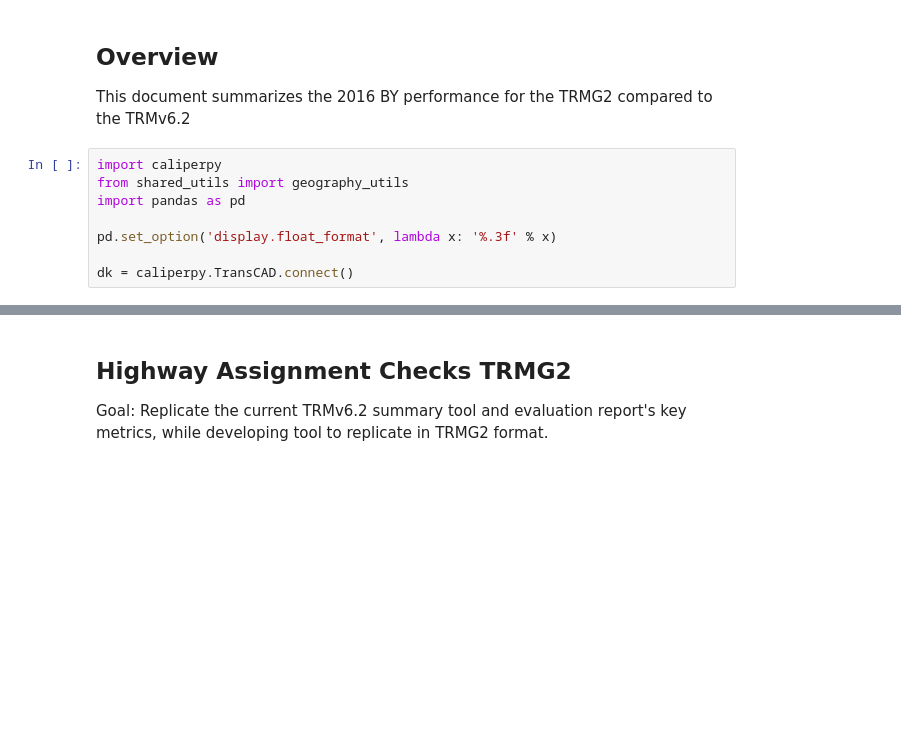
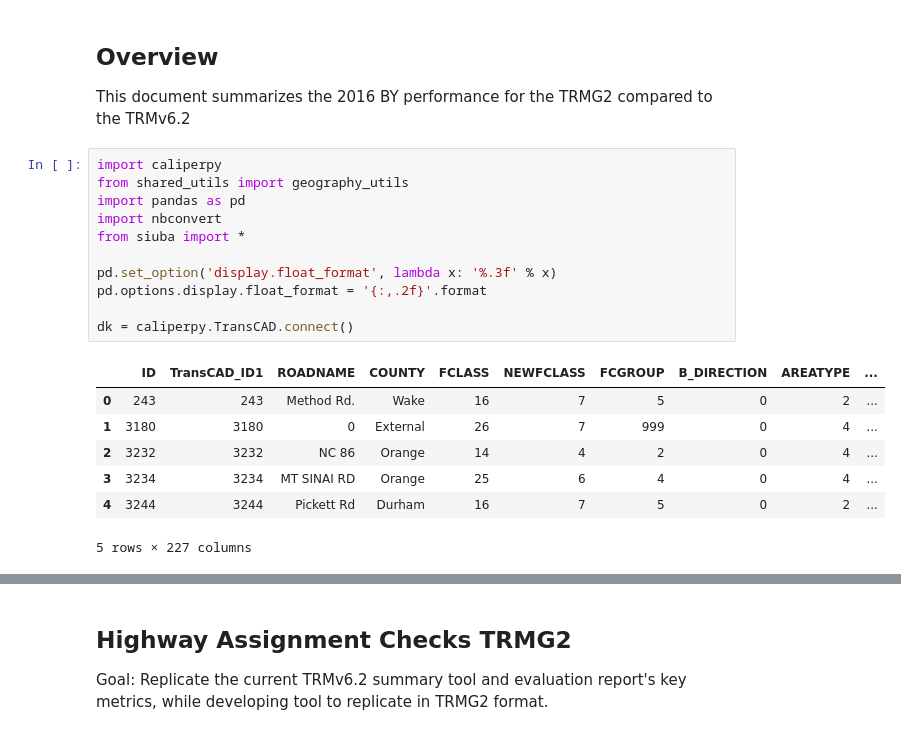
Before and after one commit to JFord-DCHCMPO/TRMG2_Analyses, a Jupyter notebook: TRMG2_2016_TRMv6.2_Compare.ipynb, the cells around one changed output, grey strips where cells are left out. Saved outputs shown, nothing was run; the diff lists cells and outputs as text; blank space fills up the shorter version.

```diff
--- a/TRMG2_2016_TRMv6.2_Compare.ipynb
+++ b/TRMG2_2016_TRMv6.2_Compare.ipynb
@@ -5,9 +5,20 @@ This document summarizes the 2016 BY performance for the TRMG2 compared to the T
 # %%
 import caliperpy
 from shared_utils import geography_utils
 import pandas as pd
+import nbconvert
+from siuba import *
 
 pd.set_option('display.float_format', lambda x: '%.3f' % x)
+pd.options.display.float_format = '{:,.2f}'.format
 
 dk = caliperpy.TransCAD.connect()
+# %% [output]
+|  | ID | TransCAD_ID1 | ROADNAME | COUNTY | FCLASS | NEWFCLASS | FCGROUP | B_DIRECTION | AREATYPE | ... |
+| 0 | 243 | 243 | Method Rd. | Wake | 16 | 7 | 5 | 0 | 2 | ... |
+| 1 | 3180 | 3180 | 0 | External | 26 | 7 | 999 | 0 | 4 | ... |
+| 2 | 3232 | 3232 | NC 86 | Orange | 14 | 4 | 2 | 0 | 4 | ... |
+| 3 | 3234 | 3234 | MT SINAI RD | Orange | 25 | 6 | 4 | 0 | 4 | ... |
+| 4 | 3244 | 3244 | Pickett Rd | Durham | 16 | 7 | 5 | 0 | 2 | ... |
+5 rows × 227 columns
 # %% [markdown]
```
Also changed, not shown: parts of 16 cells of this notebook.
